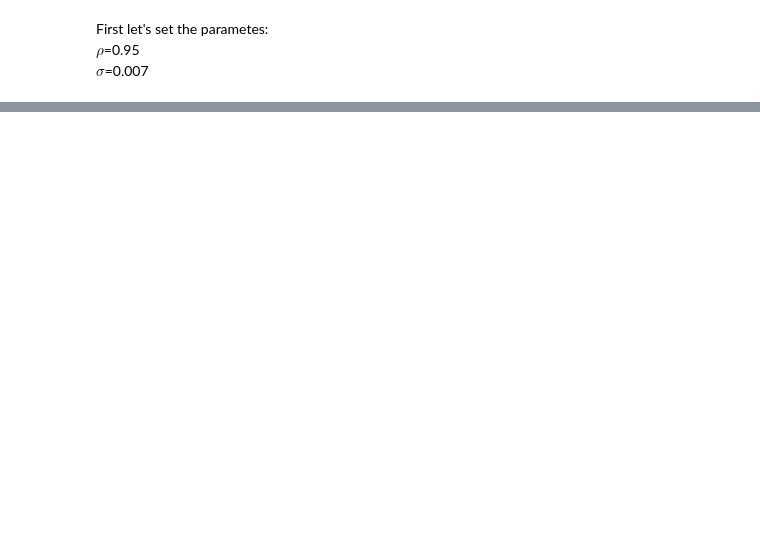
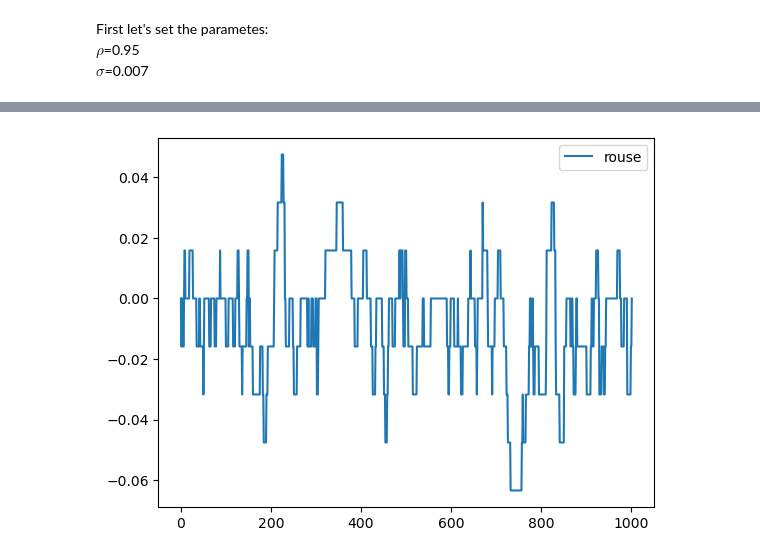
Before and after one commit to samuefra/trabalho1_cezar, a Jupyter notebook: trabcezar.ipynb, the cells around one changed output, grey strips where cells are left out. Saved outputs shown, nothing was run; the diff lists cells and outputs as text; code cells hidden in the pictures; blank space fills up the shorter version.

```diff
--- a/trabcezar.ipynb
+++ b/trabcezar.ipynb
@@ -327,0 +89,30 @@ plt.show()
+# %%
+def rouwenhorst(n, rho,sigma):
+    p = (1 + rho) / 2
+    maxi = (sigma**2 / (1 - rho**2))**(1/2) * np.sqrt(n - 1)
+    mini=-maxi
+    if n == 2:
+        theta = np.array([[p, 1 - p], [1 - p, p]])
+
+    else :
+        p1 = np.zeros((n, n))
+        p2 = np.zeros((n, n))
+        p3 = np.zeros((n, n))
+        p4 = np.zeros((n, n))
+
+        new_mat = rouwenhorst(n - 1, rho, sigma)
+
+        p1[:n - 1, :n - 1] = p * new_mat
+        p2[:n - 1, 1:] = (1 - p) * new_mat
+        p3[1:, :-1] = (1 - p) * new_mat
+        p4[1:, 1:] = p * new_mat
+
+        theta = p1 + p2 + p3 + p4
+        for i in range (n):
+            theta[i: ,:] = (theta[i:,:] / sum(theta[i]))
+
+    return theta
+maxi = (sigma**2 / (1 - rho**2))**(1/2) * np.sqrt(n - 1)
+mini=-maxi
+xgrid1 = np.linspace(mini, maxi, n)
+trm1=rouwenhorst(n, rho,sigma)
@@ -327,0 +180,17 @@ plt.show()
+# %%
+current_state1 = np.empty(nsteps+1)
+current_state1[0] = N
+simulated_states1 = np.zeros(nsteps+1)
+simulated_states1[0] = 0
+trm0 = np.zeros((n, n+1))
+trm0[:, 1:] = trm1
+for i in range(nsteps-1):
+    next_state_index = np.searchsorted(np.cumsum(trm0[int(current_state1[i])-1, :]), shocks_cdf[i],side="left")
+    current_state1[i+1] = next_state_index
+    simulated_states1[i+1] = xgrid1[int(current_state1[i+1])-1]
+
+plt.plot(simulated_states1, label='rouse')
+plt.legend()
+plt.show()
+# %% [output]
+[figure, added]
```
Also changed, not shown: parts of 86 cells of this notebook.
